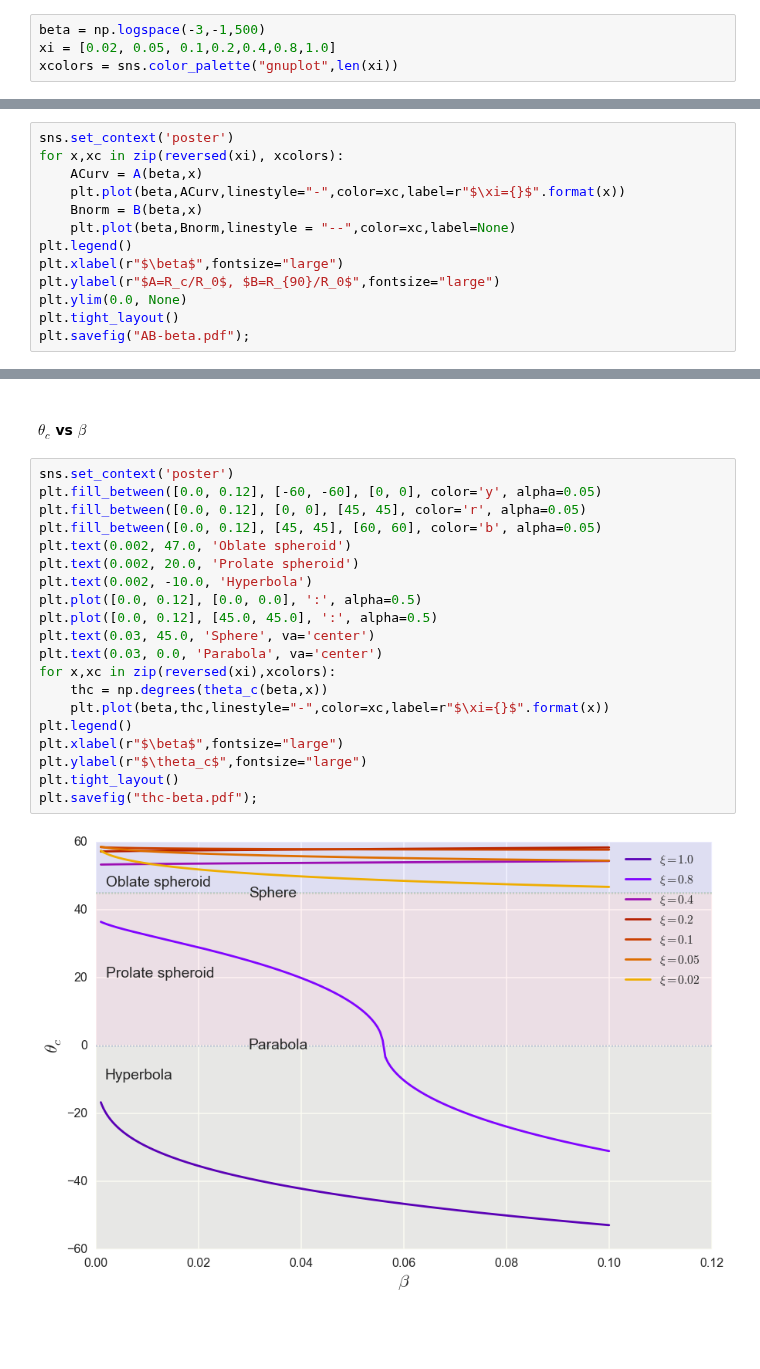
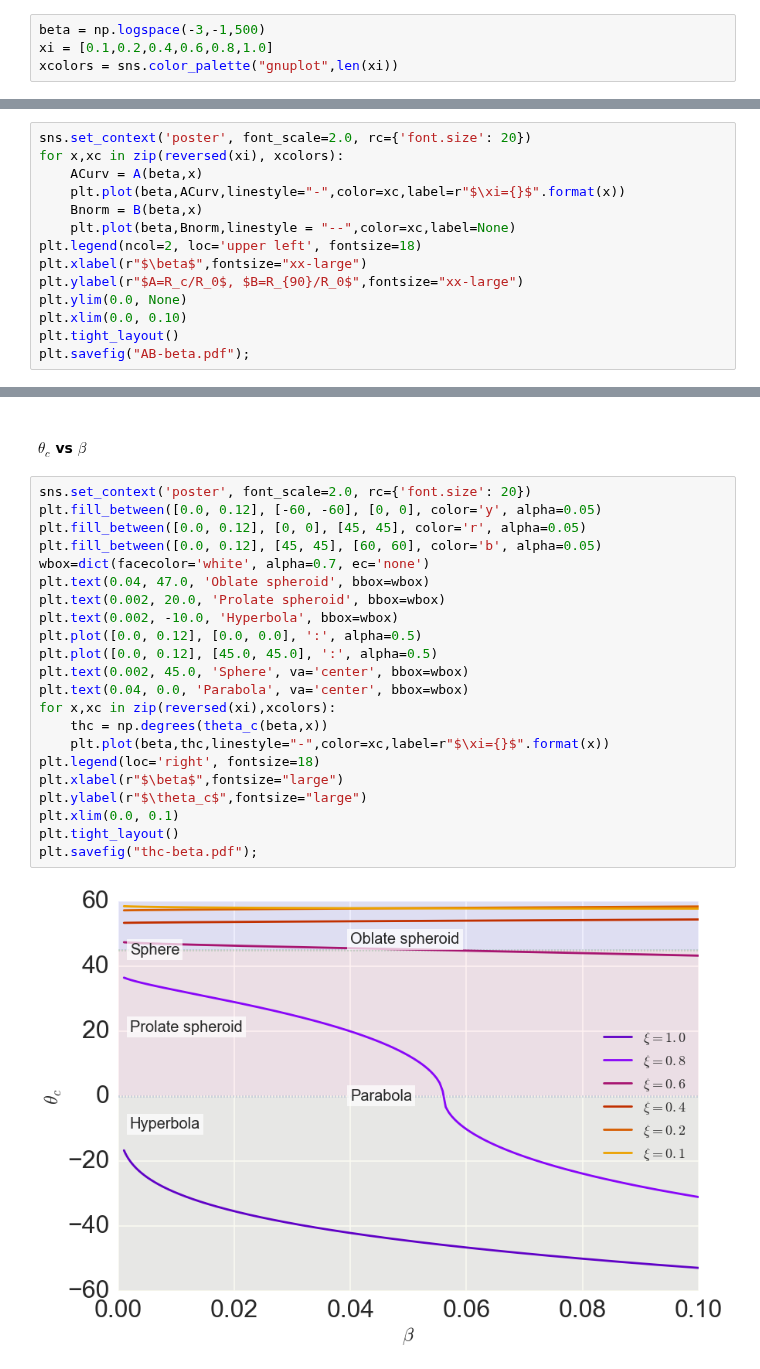
Before and after one commit to will-henney/bowshock-shape, a Jupyter notebook: papers/Paper1/Radii_vs_beta.ipynb, the cells around one changed output, grey strips where cells are left out. Saved outputs shown, nothing was run; the diff lists cells and outputs as text; blank space fills up the shorter version.

```diff
--- a/papers/Paper1/Radii_vs_beta.ipynb
+++ b/papers/Paper1/Radii_vs_beta.ipynb
@@ -51,7 +51,7 @@ def B(beta,xi=1.0):
 ## Defining arrays for $\beta$ and $\xi$
 # %%
 beta = np.logspace(-3,-1,500)
-xi = [0.02, 0.05, 0.1,0.2,0.4,0.8,1.0]
+xi = [0.1,0.2,0.4,0.6,0.8,1.0]
 xcolors = sns.color_palette("gnuplot",len(xi))
 # %% [markdown]
 ### start plotting
@@ -58,16 +78,17 @@ xcolors = sns.color_palette("gnuplot",len(xi))
 # %% [markdown]
 ### Show both radii on the same graph
 # %%
-sns.set_context('poster')
+sns.set_context('poster', font_scale=2.0, rc={'font.size': 20})
 for x,xc in zip(reversed(xi), xcolors):
     ACurv = A(beta,x)
     plt.plot(beta,ACurv,linestyle="-",color=xc,label=r"$\xi={}$".format(x))
     Bnorm = B(beta,x)
     plt.plot(beta,Bnorm,linestyle = "--",color=xc,label=None)
-plt.legend()
-plt.xlabel(r"$\beta$",fontsize="large")
-plt.ylabel(r"$A=R_c/R_0$, $B=R_{90}/R_0$",fontsize="large")
+plt.legend(ncol=2, loc='upper left', fontsize=18)
+plt.xlabel(r"$\beta$",fontsize="xx-large")
+plt.ylabel(r"$A=R_c/R_0$, $B=R_{90}/R_0$",fontsize="xx-large")
 plt.ylim(0.0, None)
+plt.xlim(0.0, 0.10)
 plt.tight_layout()
 plt.savefig("AB-beta.pdf");
 # %% [output]
@@ -100,24 +121,26 @@ plt.savefig("B-beta.pdf");
 # %% [markdown]
 #### $\theta_c$ vs $\beta$
 # %%
-sns.set_context('poster')
+sns.set_context('poster', font_scale=2.0, rc={'font.size': 20})
 plt.fill_between([0.0, 0.12], [-60, -60], [0, 0], color='y', alpha=0.05)
 plt.fill_between([0.0, 0.12], [0, 0], [45, 45], color='r', alpha=0.05)
 plt.fill_between([0.0, 0.12], [45, 45], [60, 60], color='b', alpha=0.05)
-plt.text(0.002, 47.0, 'Oblate spheroid')
-plt.text(0.002, 20.0, 'Prolate spheroid')
-plt.text(0.002, -10.0, 'Hyperbola')
+wbox=dict(facecolor='white', alpha=0.7, ec='none')
+plt.text(0.04, 47.0, 'Oblate spheroid', bbox=wbox)
+plt.text(0.002, 20.0, 'Prolate spheroid', bbox=wbox)
+plt.text(0.002, -10.0, 'Hyperbola', bbox=wbox)
 plt.plot([0.0, 0.12], [0.0, 0.0], ':', alpha=0.5)
 plt.plot([0.0, 0.12], [45.0, 45.0], ':', alpha=0.5)
-plt.text(0.03, 45.0, 'Sphere', va='center')
-plt.text(0.03, 0.0, 'Parabola', va='center')
+plt.text(0.002, 45.0, 'Sphere', va='center', bbox=wbox)
+plt.text(0.04, 0.0, 'Parabola', va='center', bbox=wbox)
 for x,xc in zip(reversed(xi),xcolors):
     thc = np.degrees(theta_c(beta,x))
     plt.plot(beta,thc,linestyle="-",color=xc,label=r"$\xi={}$".format(x))
-plt.legend()
+plt.legend(loc='right', fontsize=18)
 plt.xlabel(r"$\beta$",fontsize="large")
 plt.ylabel(r"$\theta_c$",fontsize="large")
+plt.xlim(0.0, 0.1)
 plt.tight_layout()
 plt.savefig("thc-beta.pdf");
 # %% [output]
-[figure, old version]
+[figure, new version]
```
Also changed, not shown: parts of 2 cells of this notebook, 2 other files.
